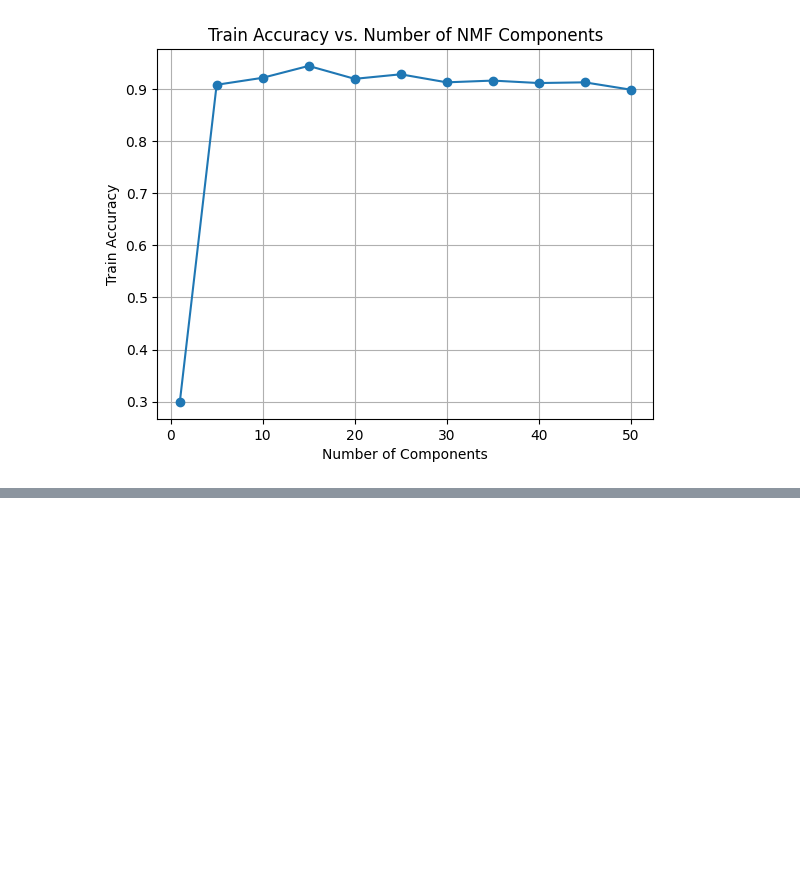
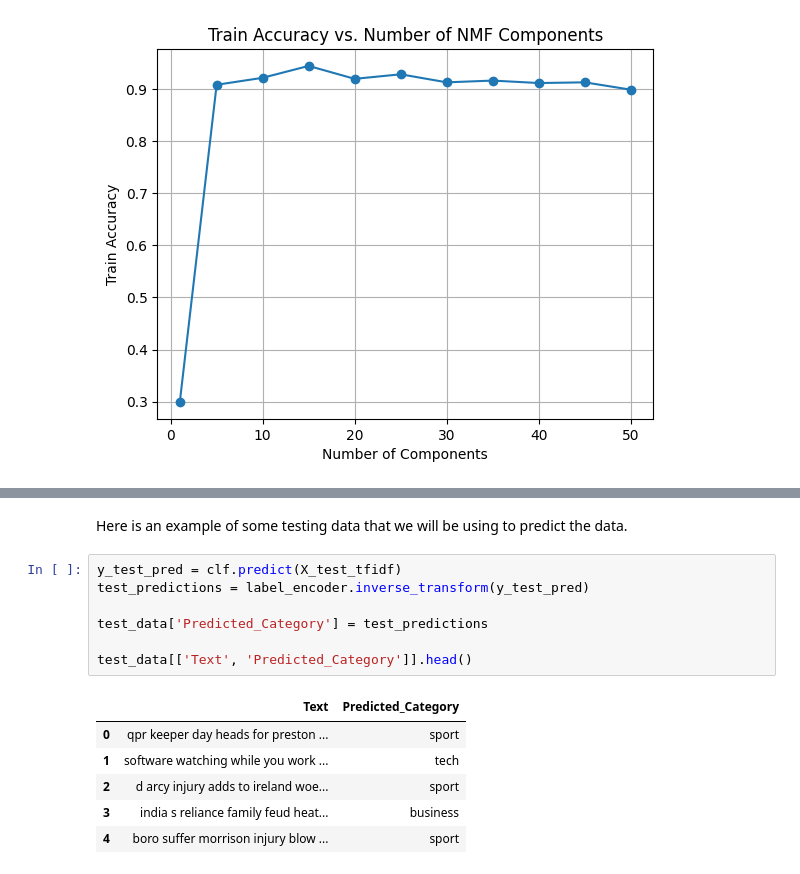
Before and after one commit to Karan-D-Software/ML-News-Classification, a Jupyter notebook: project.ipynb, the cells around one changed output, grey strips where cells are left out. Saved outputs shown, nothing was run; the diff lists cells and outputs as text; blank space fills up the shorter version.

```diff
--- a/project.ipynb
+++ b/project.ipynb
@@ -286,0 +308,16 @@ We will now compare our previous model (unsupervised learning) to a supervised l
+# %% [markdown]
+Here is an example of some testing data that we will be using to predict the data.
+# %%
+y_test_pred = clf.predict(X_test_tfidf)
+test_predictions = label_encoder.inverse_transform(y_test_pred)
+
+test_data['Predicted_Category'] = test_predictions
+
+test_data[['Text', 'Predicted_Category']].head()
+# %% [output]
+|  | Text | Predicted_Category |
+| 0 | qpr keeper day heads for preston ... | sport |
+| 1 | software watching while you work ... | tech |
+| 2 | d arcy injury adds to ireland woe... | sport |
+| 3 | india s reliance family feud heat... | business |
+| 4 | boro suffer morrison injury blow ... | sport |
```
Also changed, not shown: parts of 5 cells of this notebook, 3 other files.
